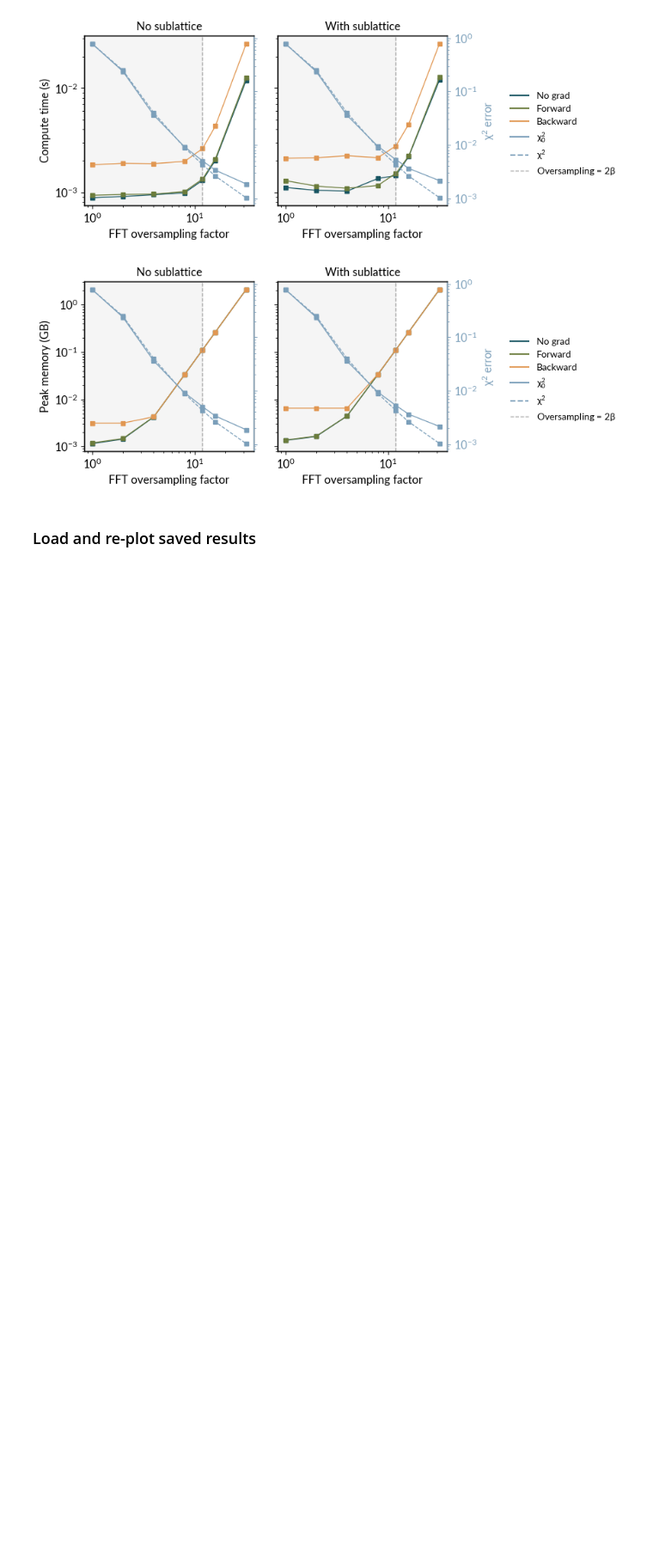
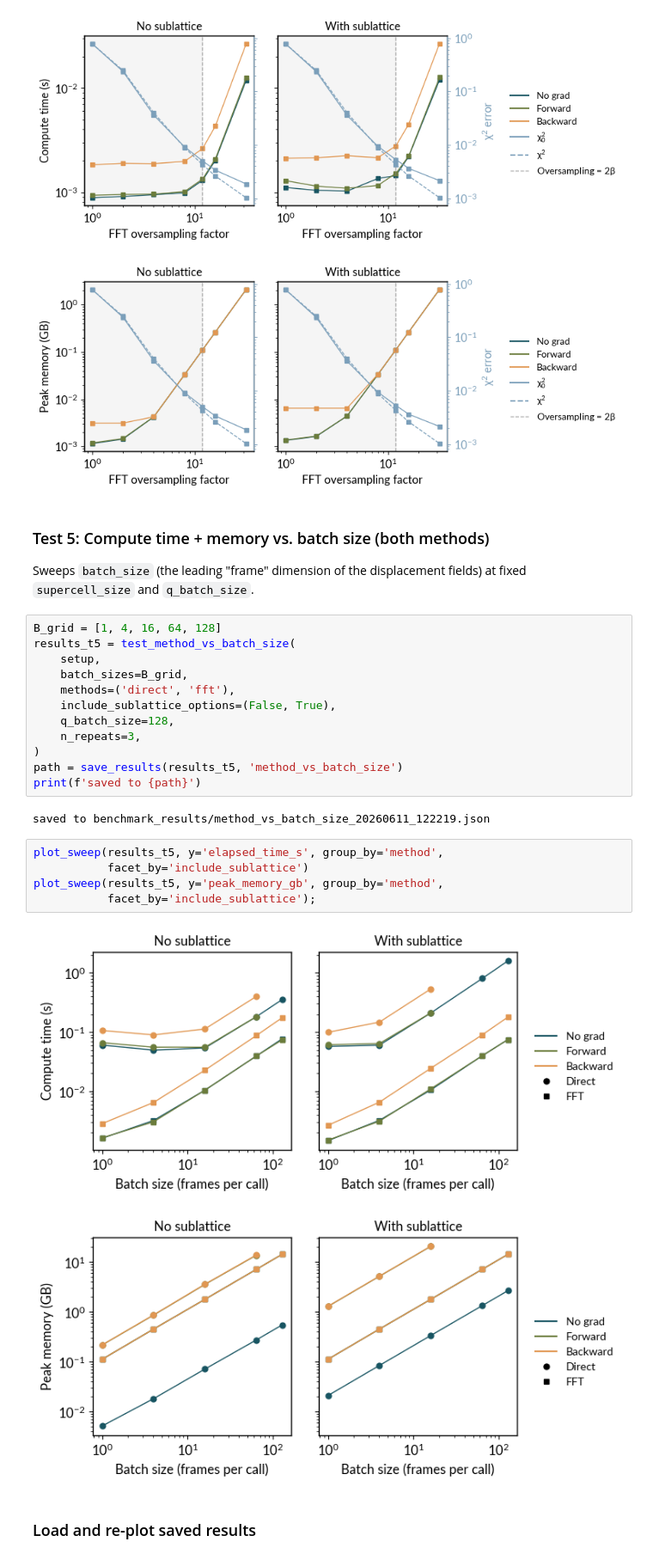
Before and after one commit to AlphaFold-for-Microelectronics/AI-DINO, a Jupyter notebook: notebooks/benchmark.ipynb, the cells around one changed output. Shown at 86% size. Drawn from its saved outputs; the diff is of its cells as text; blank space fills up the shorter version.

Commit message:
Add batch size benchmark.

```diff
--- a/notebooks/benchmark.ipynb
+++ b/notebooks/benchmark.ipynb
@@ -183,6 +187,33 @@ plot_sweep(results_t4, y='peak_memory_gb', y_twin=['chi_squared_0', 'chi_squared
 # %% [output]
 [figure]
 [figure]
+# %% [markdown]
+### Test 5: Compute time + memory vs. batch size (both methods)
+
+Sweeps `batch_size` (the leading "frame" dimension of the displacement fields)
+at fixed `supercell_size` and `q_batch_size`.
+# %%
+B_grid = [1, 4, 16, 64, 128]
+results_t5 = test_method_vs_batch_size(
+    setup,
+    batch_sizes=B_grid,
+    methods=('direct', 'fft'),
+    include_sublattice_options=(False, True),
+    q_batch_size=128,
+    n_repeats=3,
+)
+path = save_results(results_t5, 'method_vs_batch_size')
+print(f'saved to {path}')
+# %% [output]
+saved to benchmark_results/method_vs_batch_size_20260611_122219.json
+# %%
+plot_sweep(results_t5, y='elapsed_time_s', group_by='method',
+           facet_by='include_sublattice')
+plot_sweep(results_t5, y='peak_memory_gb', group_by='method',
+           facet_by='include_sublattice');
+# %% [output]
+[figure, added]
+[figure, added]
 # %% [markdown]
 ### Load and re-plot saved results
 # %%
```
Also changed, not shown: parts of 2 cells of this notebook, 2 other files.
